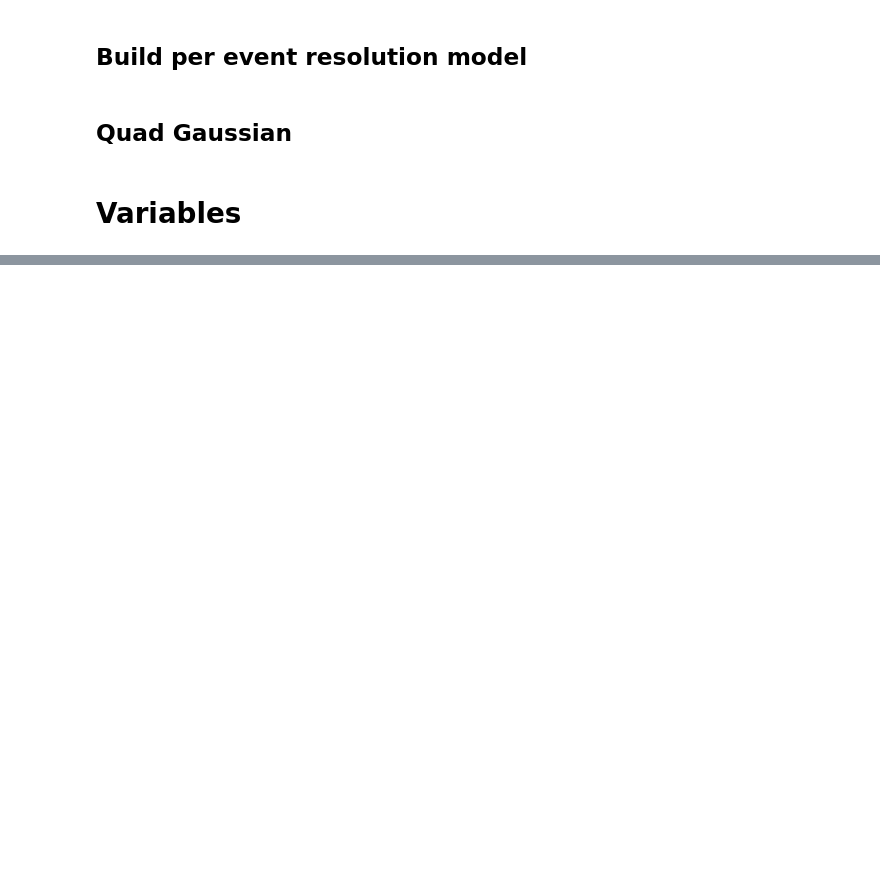
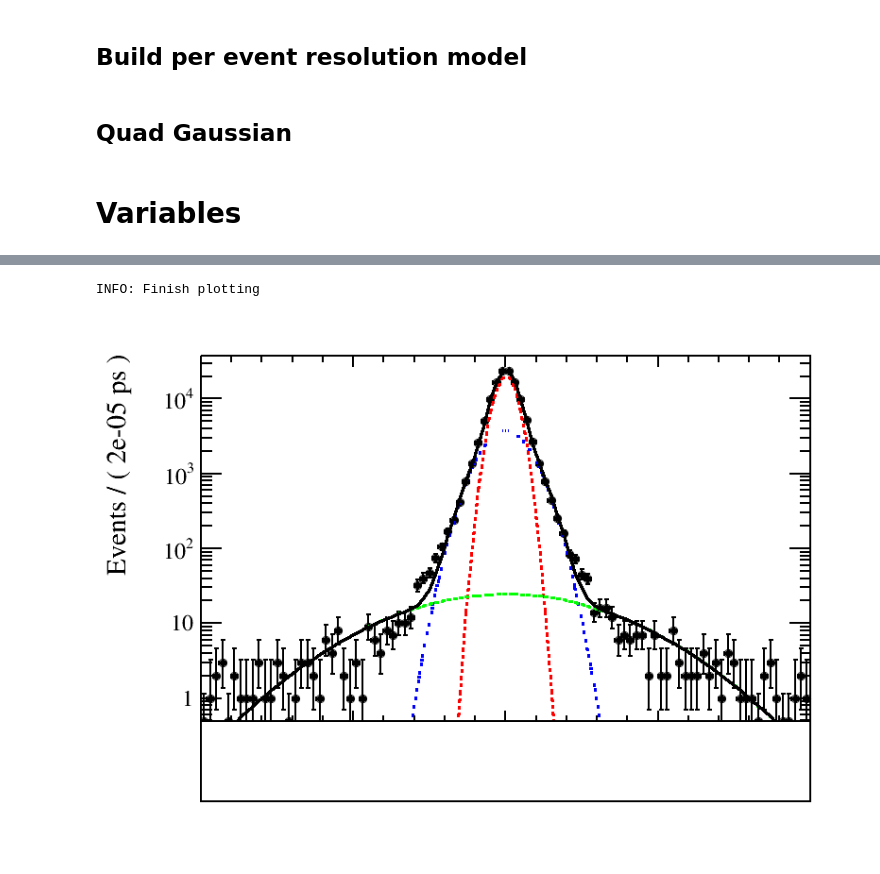
Before and after one commit to chasenberg/Masterthesis, a Jupyter notebook: notebooks/decaytime_studies/per_event_res_mc.ipynb, the cells around one changed output, grey strips where cells are left out. Cells and saved outputs as stored; diff of their text form; code cells hidden in the pictures; blank space fills up the shorter version.

```diff
--- a/notebooks/decaytime_studies/per_event_res_mc.ipynb
+++ b/notebooks/decaytime_studies/per_event_res_mc.ipynb
@@ -296,0 +748,5 @@ can  # To display plot in notebookspdfGaussianCond_1
+# %%
+plot_like_a_pro(100, 100, range_name, obsTimeRes, data_model_cond, dataset)
+# %% [output]
+INFO: Finish plotting
+[figure, added]
```
Also changed, not shown: parts of 27 cells of this notebook.
